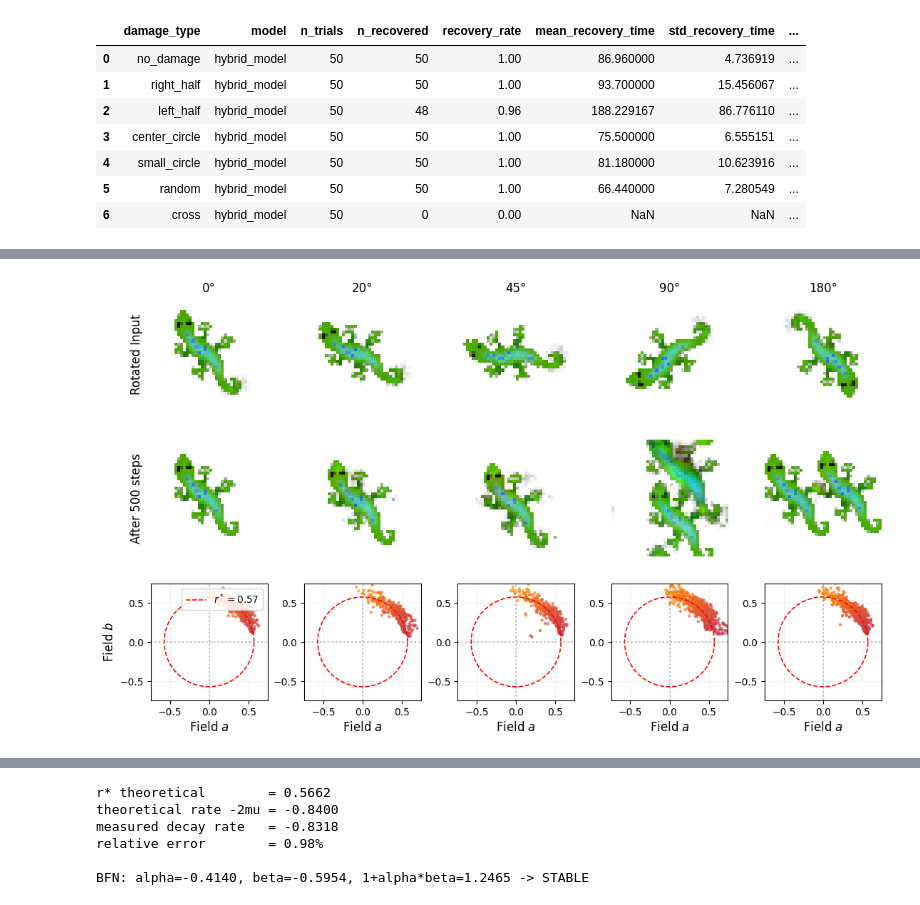
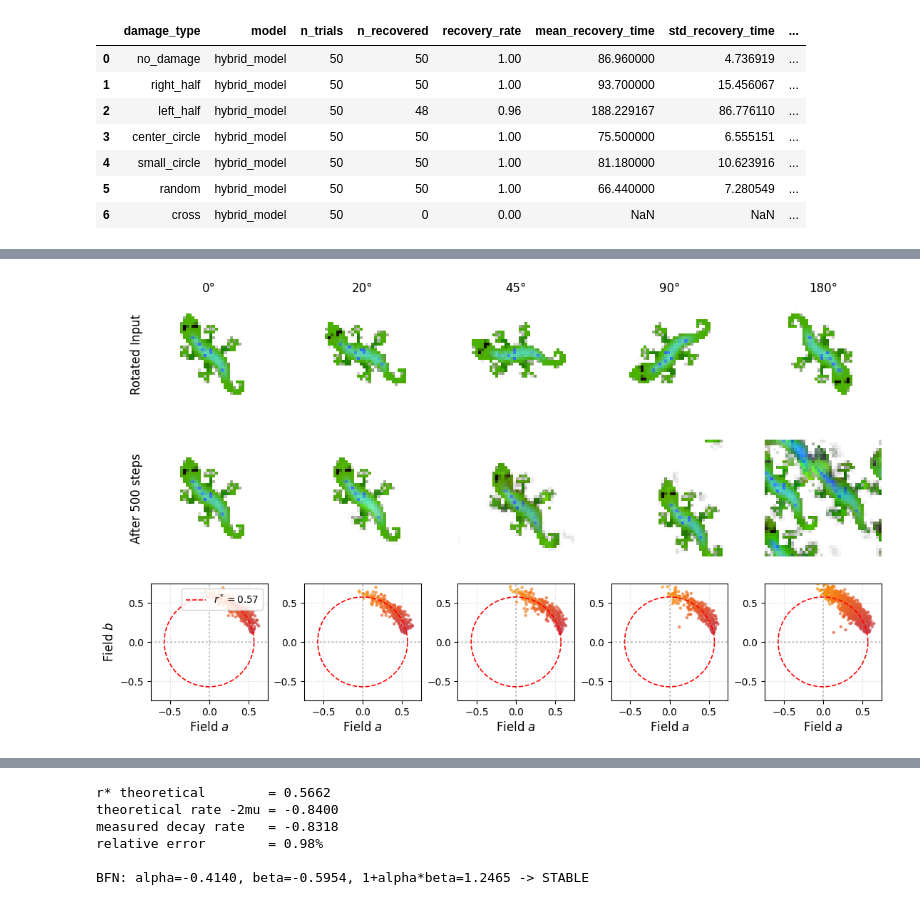
Before and after one commit to lshofsl/Thesis, a Jupyter notebook: NCA_w_RAmod.ipynb, the cells around one changed output, grey strips where cells are left out. Drawn from its saved outputs; the diff is of its cells as text; code cells hidden in the pictures.

```diff
--- a/NCA_w_RAmod.ipynb
+++ b/NCA_w_RAmod.ipynb
@@ -1553,5 +1553,11 @@ final mean phase: 0.789, final R: 0.946, n_live: 274
 # %%
 import torchvision.transforms.v2.functional as TF
+
+
+with torch.no_grad():
+    x = torch.from_numpy(seed[None, ...]).to(DEVICE) if isinstance(seed, np.ndarray) else seed.to(DEVICE)
+    for t in range(200):
+        x, amp, phase, _, _ = nca(x, step=t, k=4)
 
 
 def visualize_rotation_effect(
@@ -1630,6 +1636,7 @@ def visualize_rotation_effect(
         field_b = x_cur[0, 17].cpu().numpy()[live_mask]
         pixel_angles = np.arctan2(field_b, field_a)
 
+
         ax_phase = axes[2, col]
 
         # Plot target attractor circle r*
@@ -1652,31 +1659,31 @@ def visualize_rotation_effect(
                 c=pixel_angles,
                 cmap='inferno',
                 vmin=-np.pi,
                 vmax=np.pi,
                 s=10,
                 alpha=0.7,
                 linewidths=0
             )
 
         ax_phase.set_xlim(-lim, lim)
         ax_phase.set_ylim(-lim, lim)
         ax_phase.set_aspect('equal')
 
         ax_phase.set_xlabel('Field $a$', fontsize=LABEL_FONT)
         ax_phase.tick_params(labelsize=TICK_FONT)
         ax_phase.grid(True, linestyle=':', alpha=0.5)
 
         if col == 0:
             ax_phase.legend(loc='upper right', fontsize=TICK_FONT, framealpha=0.85)
 
     # Set row y-labels on leftmost axes explicitly
     axes[0, 0].set_ylabel('Rotated Input', fontsize=LABEL_FONT, labelpad=8)
     axes[1, 0].set_ylabel(f'After {rollout_steps} steps', fontsize=LABEL_FONT, labelpad=8)
     axes[2, 0].set_ylabel('Field $b$', fontsize=LABEL_FONT, labelpad=4)
 
     plt.show()
 
 
 visualize_rotation_effect(nca, x, base, mu_phys, g0_phys, angles=[0, 20, 45, 90, 180])
 # %% [output]
-[figure, old version]
+[figure, new version]
```
Also changed, not shown: parts of 4 cells of this notebook.
